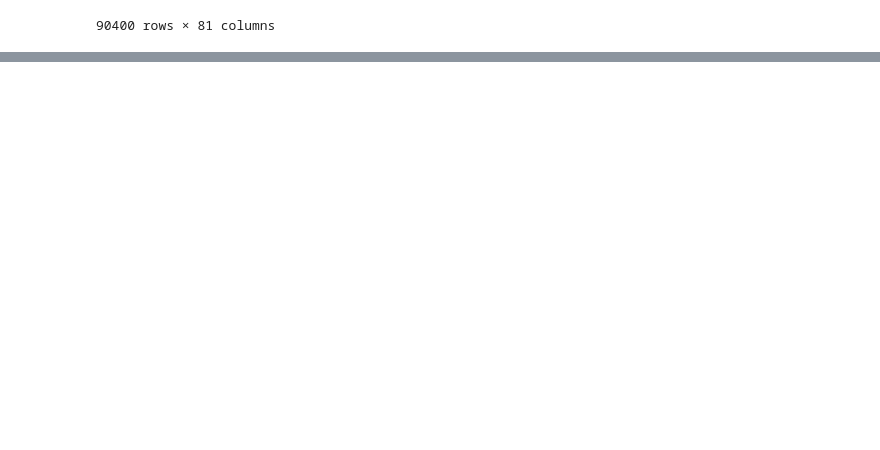
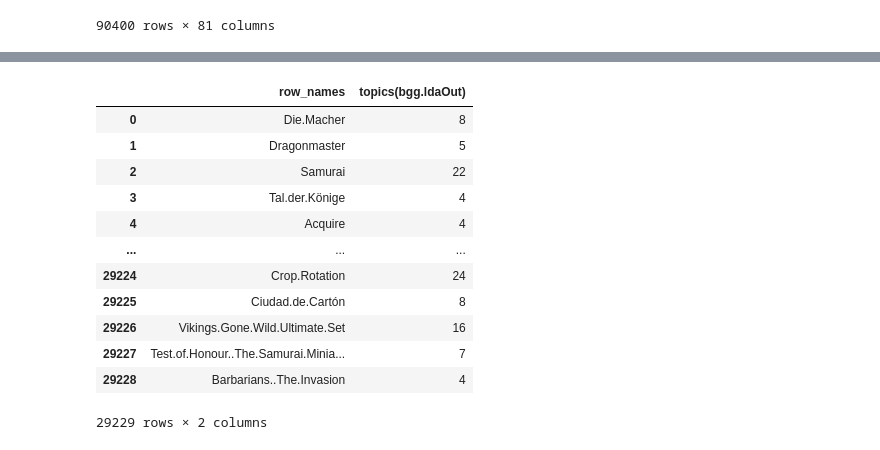
Before and after one commit to vutvut/immersive_sql_assignment, a Jupyter notebook: Board Games SQL Assignment.ipynb, the cells around one changed output, grey strips where cells are left out. Cells and saved outputs as stored; diff of their text form; code cells hidden in the pictures; blank space fills up the shorter version.

```diff
--- a/Board Games SQL Assignment.ipynb
+++ b/Board Games SQL Assignment.ipynb
@@ -112,0 +151,19 @@ data_df
+# %%
+topics = "SELECT * FROM 'bgg.ldaOut.topics';"
+
+data_df = pd.read_sql(topics, engine)
+data_df
+# %% [output]
+|  | row_names | topics(bgg.ldaOut) |
+| 0 | Die.Macher | 8 |
+| 1 | Dragonmaster | 5 |
+| 2 | Samurai | 22 |
+| 3 | Tal.der.Könige | 4 |
+| 4 | Acquire | 4 |
+| ... | ... | ... |
+| 29224 | Crop.Rotation | 24 |
+| 29225 | Ciudad.de.Cartón | 8 |
+| 29226 | Vikings.Gone.Wild.Ultimate.Set | 16 |
+| 29227 | Test.of.Honour..The.Samurai.Minia... | 7 |
+| 29228 | Barbarians..The.Invasion | 4 |
+29229 rows × 2 columns
```
Also changed, not shown: parts of 3 cells of this notebook.
